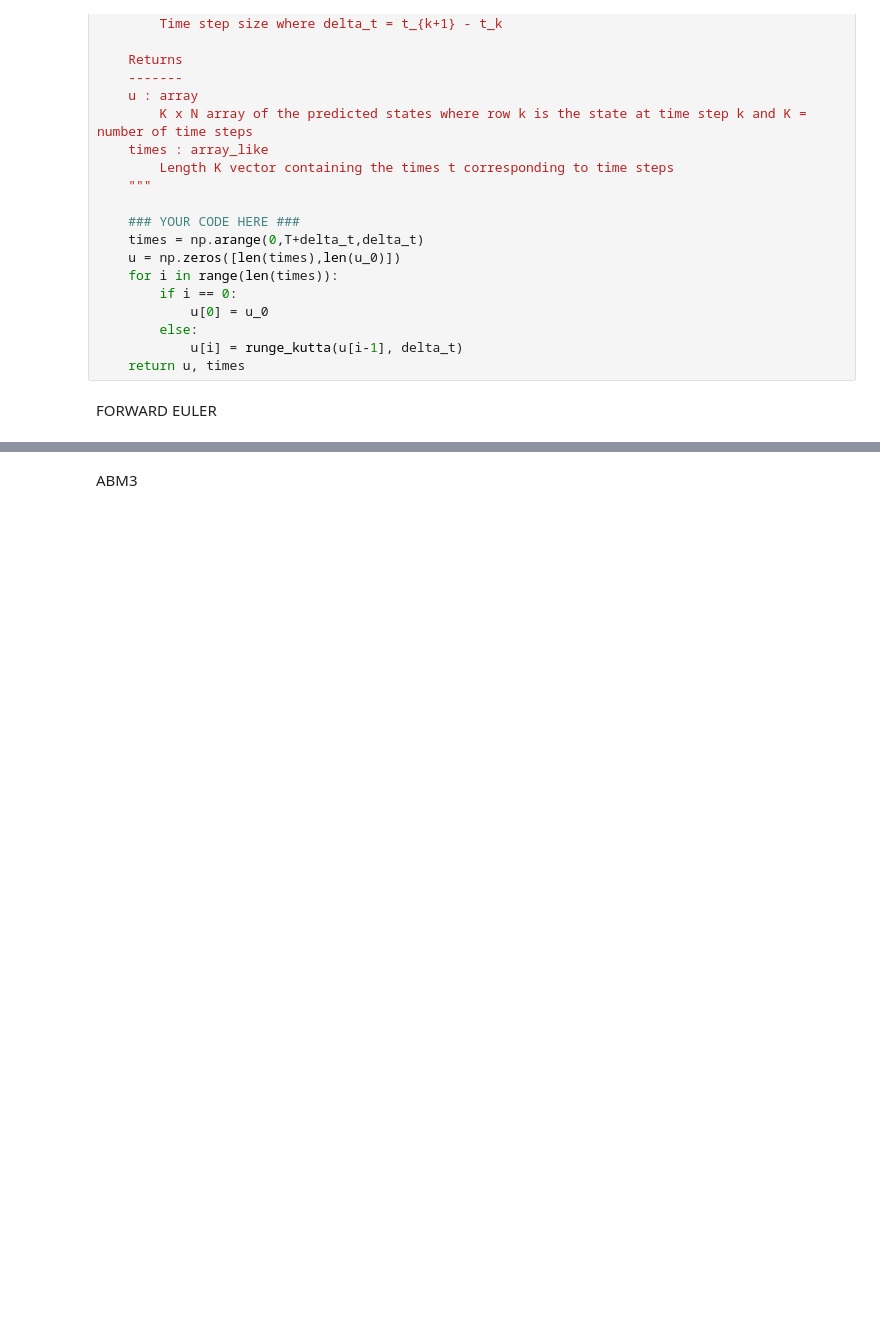
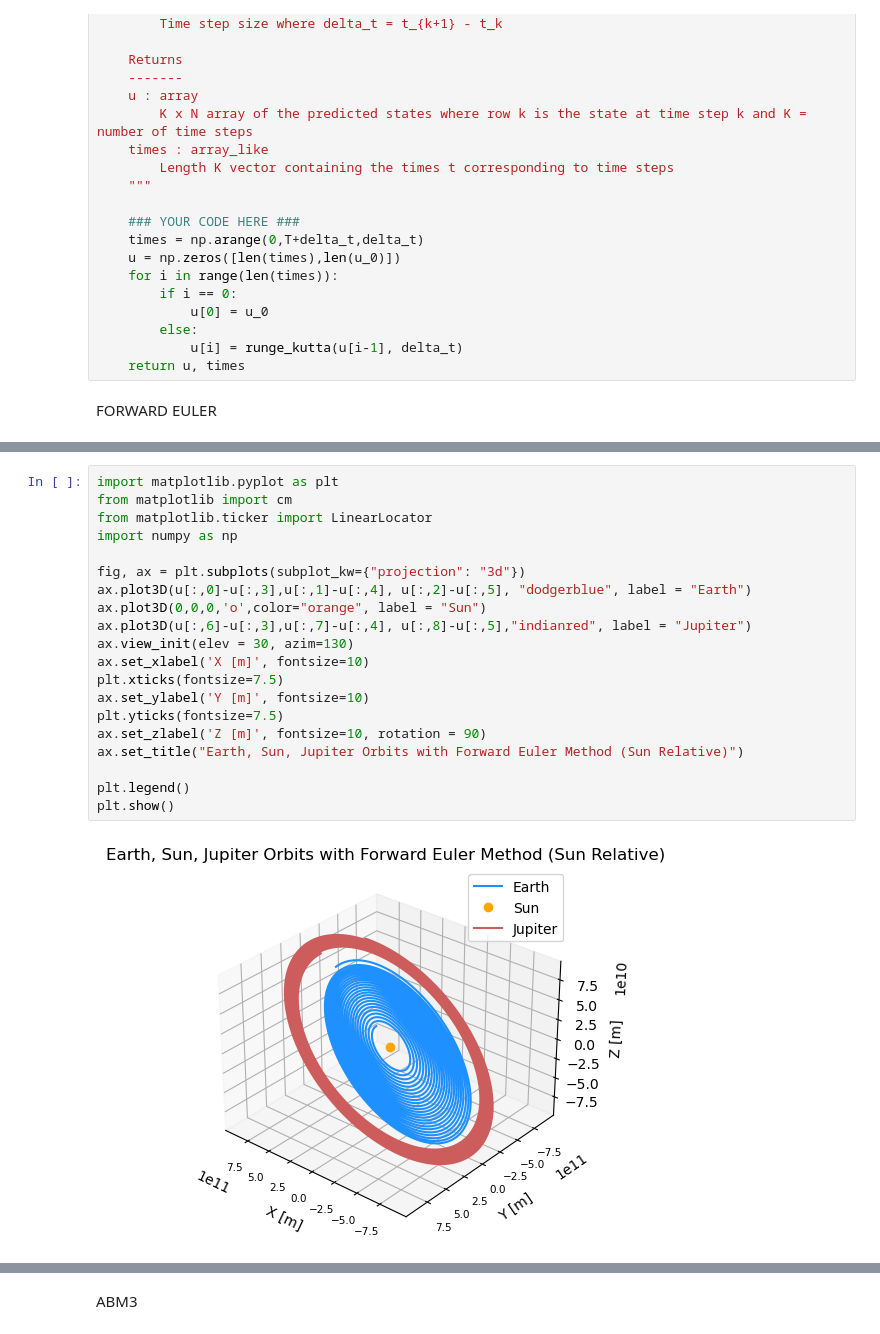
Before and after one commit to Zoinkadoinka/AE370-Project-1, a Jupyter notebook: Official Numerical Method Testing .ipynb, the cells around one changed output, grey strips where cells are left out. Drawn from its saved outputs; the diff is of its cells as text; blank space fills up the shorter version.

```diff
--- a/Official Numerical Method Testing .ipynb
+++ b/Official Numerical Method Testing .ipynb
@@ -322,0 +332,22 @@ Text(0, 0.5, '$\\Delta{E}/|E|$')
+# %%
+import matplotlib.pyplot as plt
+from matplotlib import cm
+from matplotlib.ticker import LinearLocator
+import numpy as np
+
+fig, ax = plt.subplots(subplot_kw={"projection": "3d"})
+ax.plot3D(u[:,0]-u[:,3],u[:,1]-u[:,4], u[:,2]-u[:,5], "dodgerblue", label = "Earth")
+ax.plot3D(0,0,0,'o',color="orange", label = "Sun")
+ax.plot3D(u[:,6]-u[:,3],u[:,7]-u[:,4], u[:,8]-u[:,5],"indianred", label = "Jupiter")
+ax.view_init(elev = 30, azim=130)
+ax.set_xlabel('X [m]', fontsize=10)
+plt.xticks(fontsize=7.5)
+ax.set_ylabel('Y [m]', fontsize=10)
+plt.yticks(fontsize=7.5)
+ax.set_zlabel('Z [m]', fontsize=10, rotation = 90)
+ax.set_title("Earth, Sun, Jupiter Orbits with Forward Euler Method (Sun Relative)")
+
+plt.legend()
+plt.show()
+# %% [output]
+[figure, added]
```
Also changed, not shown: parts of 8 cells of this notebook.
